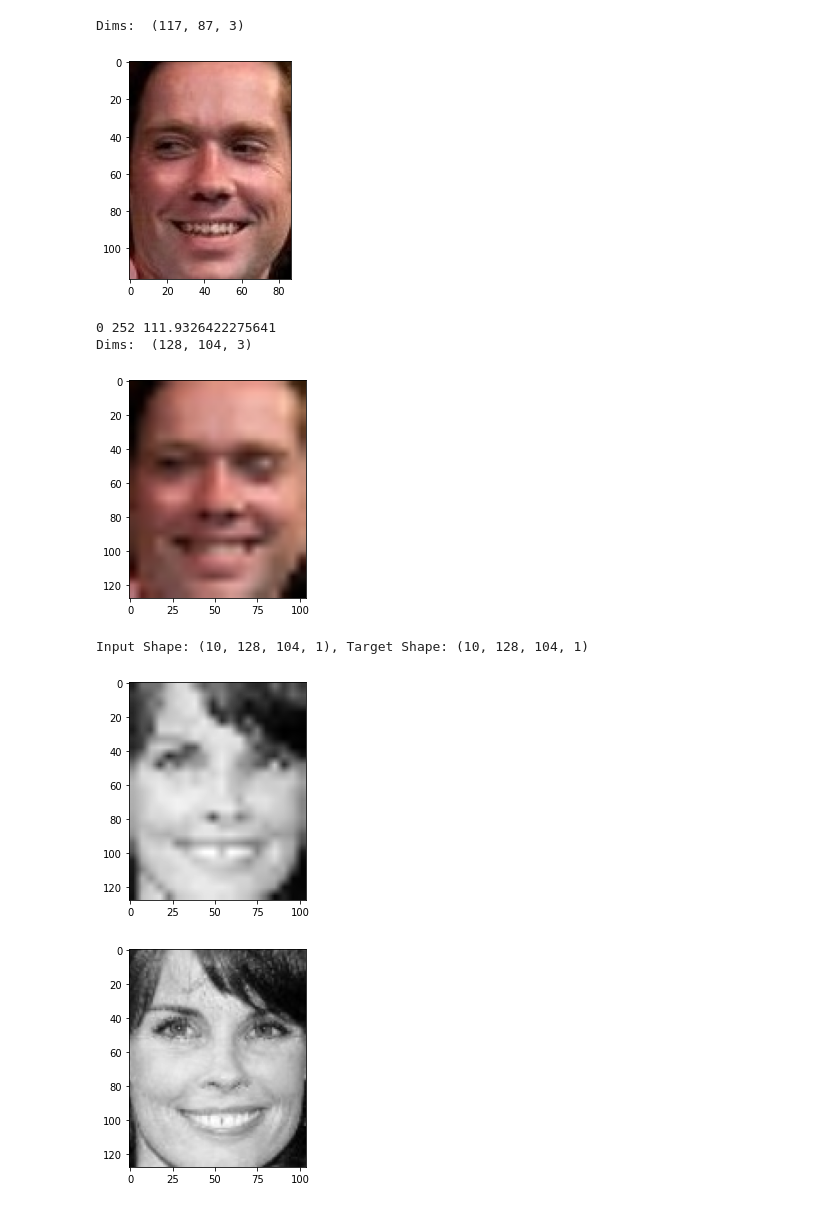
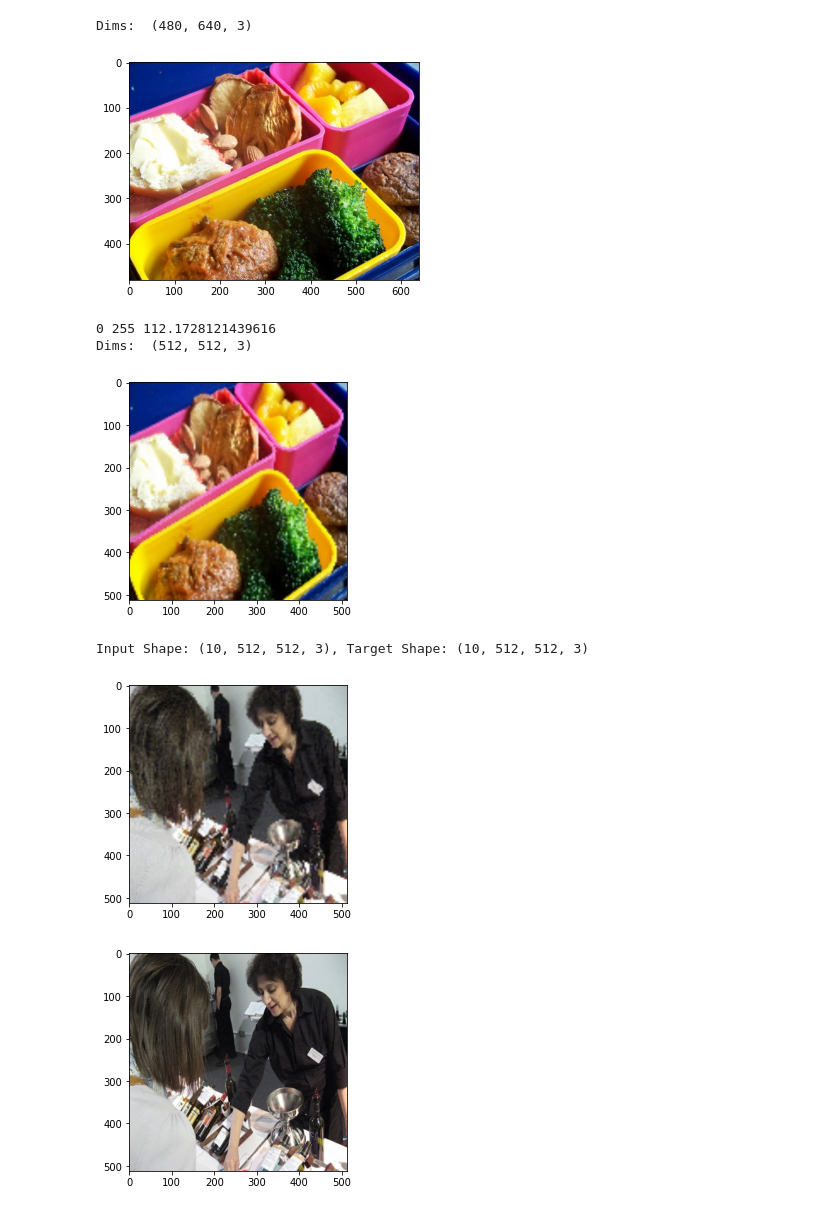
Before and after one commit to animikhaich/Image-Super-Resolution-Autoencoders, a Jupyter notebook: Prototype Model.ipynb, the cells around one changed output. Saved outputs shown, nothing was run; the diff lists cells and outputs as text; code cells hidden in the pictures.

Commit message:
Updated Architecture and Trained on COCO

```diff
--- a/Prototype Model.ipynb
+++ b/Prototype Model.ipynb
@@ -8,8 +8,8 @@ import cv2
 from glob import glob
 from tqdm import tqdm
 # %%
-train_dir = "/media/ActiveTraining/Datasets/Faces/train/"
-val_dir = "/media/ActiveTraining/Datasets/Faces/val/"
+train_dir = "/media/ActiveTraining/Datasets/COCO/train/"
+val_dir = "/media/ActiveTraining/Datasets/COCO/val/"
 
 train_images = glob(os.path.join(train_dir, "*"))
 val_images = glob(os.path.join(val_dir, "*"))
@@ -21,25 +21,25 @@ print("Dims: ", img.shape)
 plt.imshow(img[:,:,::-1])
 plt.show()
 # %% [output]
-Dims:  (117, 87, 3)
+Dims:  (480, 640, 3)
-[figure, old version]
+[figure, new version]
 # %%
 img = tf.io.read_file(img_path)
 img = tf.io.decode_jpeg(img)
-img = tf.image.resize(img, [25, 20], preserve_aspect_ratio=False)
-img = tf.image.resize(img, [128, 104], preserve_aspect_ratio=False)
+img = tf.image.resize(img, [128, 128], preserve_aspect_ratio=False)
+img = tf.image.resize(img, [512, 512], preserve_aspect_ratio=False)
 img = tf.cast(img, dtype=tf.uint8)
 print(np.min(img), np.max(img), np.mean(img))
 print("Dims: ", img.shape)
 plt.imshow(img)
 plt.show()
 # %% [output]
-0 252 111.9326422275641
-Dims:  (128, 104, 3)
+0 255 112.1728121439616
+Dims:  (512, 512, 3)
-[figure, old version]
+[figure, new version]
 # %%
 class DataLoader:
-    def __init__(self, data_dir, input_shape=(25, 20), target_shape=(128, 104)):
+    def __init__(self, data_dir, input_shape=(128, 128), target_shape=(512, 512)):
         self.files = self.load_files(data_dir)
         self.AUTOTUNE = tf.data.experimental.AUTOTUNE
         self.input_shape = input_shape
@@ -54,7 +54,6 @@ class DataLoader:
     def process_image(self, image_path):
         img = tf.io.read_file(image_path)
         img = tf.io.decode_jpeg(img)
-        img = tf.image.rgb_to_grayscale(img)
 
         input_image = tf.image.resize(
             img,
@@ -84,16 +83,16 @@ batch = test_dataset.data_generator(10)
 inputs, targets = next(iter(batch))
 print(f"Input Shape: {inputs.shape}, Target Shape: {targets.shape}")
 # %% [output]
-Input Shape: (10, 128, 104, 1), Target Shape: (10, 128, 104, 1)
+Input Shape: (10, 512, 512, 3), Target Shape: (10, 512, 512, 3)
 # %%
-index = 3
+index = 1
 plt.imshow(inputs[index], cmap="gray")
 plt.show()
 plt.imshow(targets[index], cmap="gray")
 plt.show()
 # %% [output]
-[figure, old version]
+[figure, new version]
-[figure, old version]
+[figure, new version]
 # %%
 # Callbacks
 early_stop_cb = tf.keras.callbacks.EarlyStopping(
```
Also changed, not shown: parts of 3 cells of this notebook.
